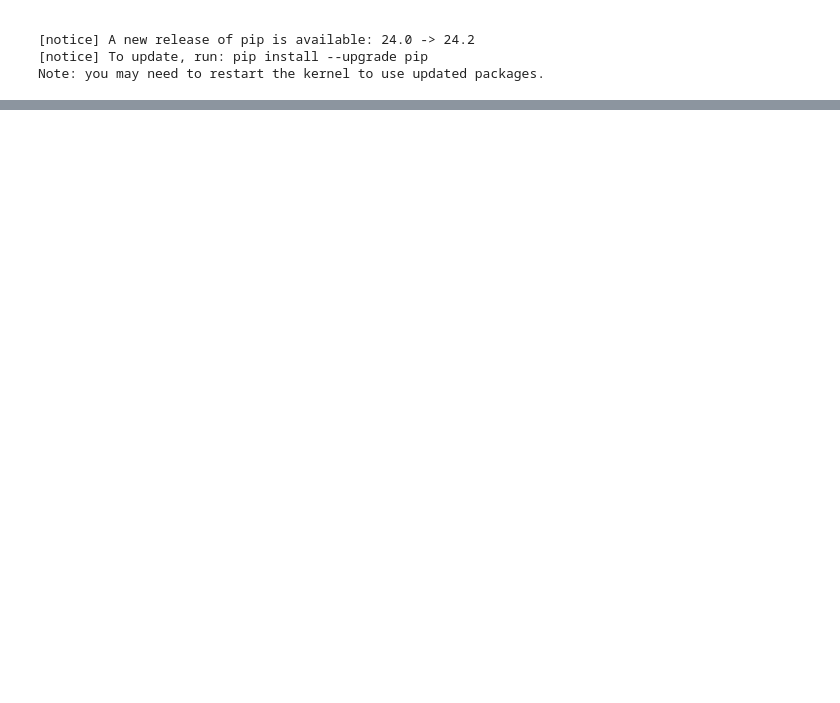
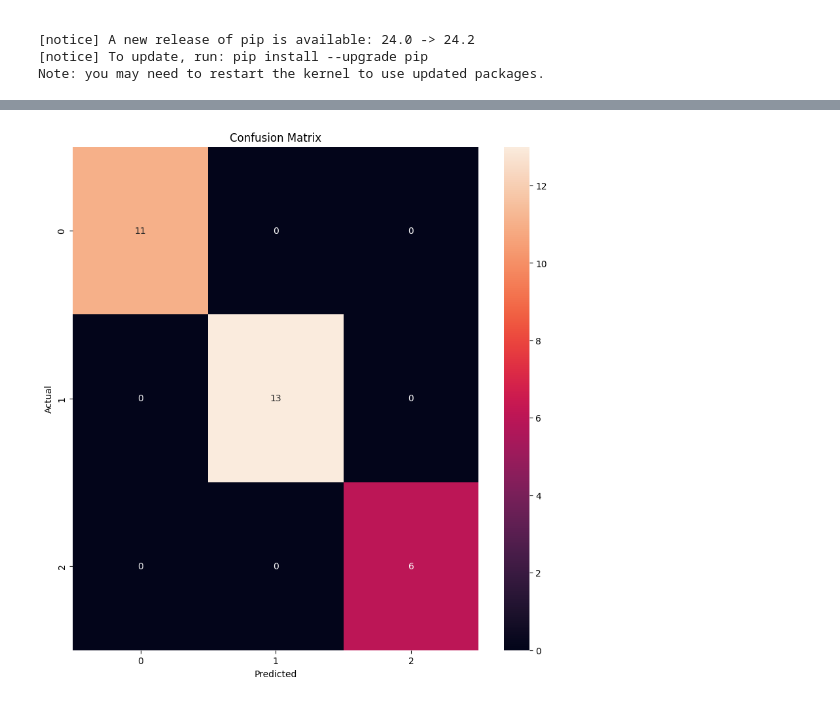
Before and after one commit to s4lmaaa/Iris-app..., a Jupyter notebook: model_training.ipynb, the cells around one changed output, grey strips where cells are left out. Saved outputs shown, nothing was run; the diff lists cells and outputs as text; code cells hidden in the pictures; blank space fills up the shorter version.

```diff
--- a/model_training.ipynb
+++ b/model_training.ipynb
@@ -48,0 +127,14 @@ warnings.filterwarnings('ignore')
+# %%
+import pickle
+from sklearn.compose import ColumnTransformer
+from sklearn.pipeline import Pipeline
+from sklearn.preprocessing import LabelEncoder
+from sklearn.tree import DecisionTreeClassifier
+from sklearn.metrics import classification_report,accuracy_score
+from sklearn.metrics import confusion_matrix
+from sklearn import tree
+
+le = LabelEncoder()
+
+y_train = le.fit_transform(y_train)
+y_test = le.transform(y_test)
@@ -48,0 +161,3 @@ warnings.filterwarnings('ignore')
+# %%
+predict_test = dtc.predict(X_test)
+print(classification_report(y_test,predict_test))
@@ -48,0 +174,10 @@ warnings.filterwarnings('ignore')
+# %%
+plt.figure(figsize=(10,10))
+cm = confusion_matrix(y_test, predict_test)
+sns.heatmap(cm, annot=True)
+plt.xlabel('Predicted')
+plt.ylabel('Actual')
+plt.title('Confusion Matrix')
+plt.show()
+# %% [output]
+[figure, added]
```
Also changed, not shown: parts of 14 cells of this notebook, 1 other file.
